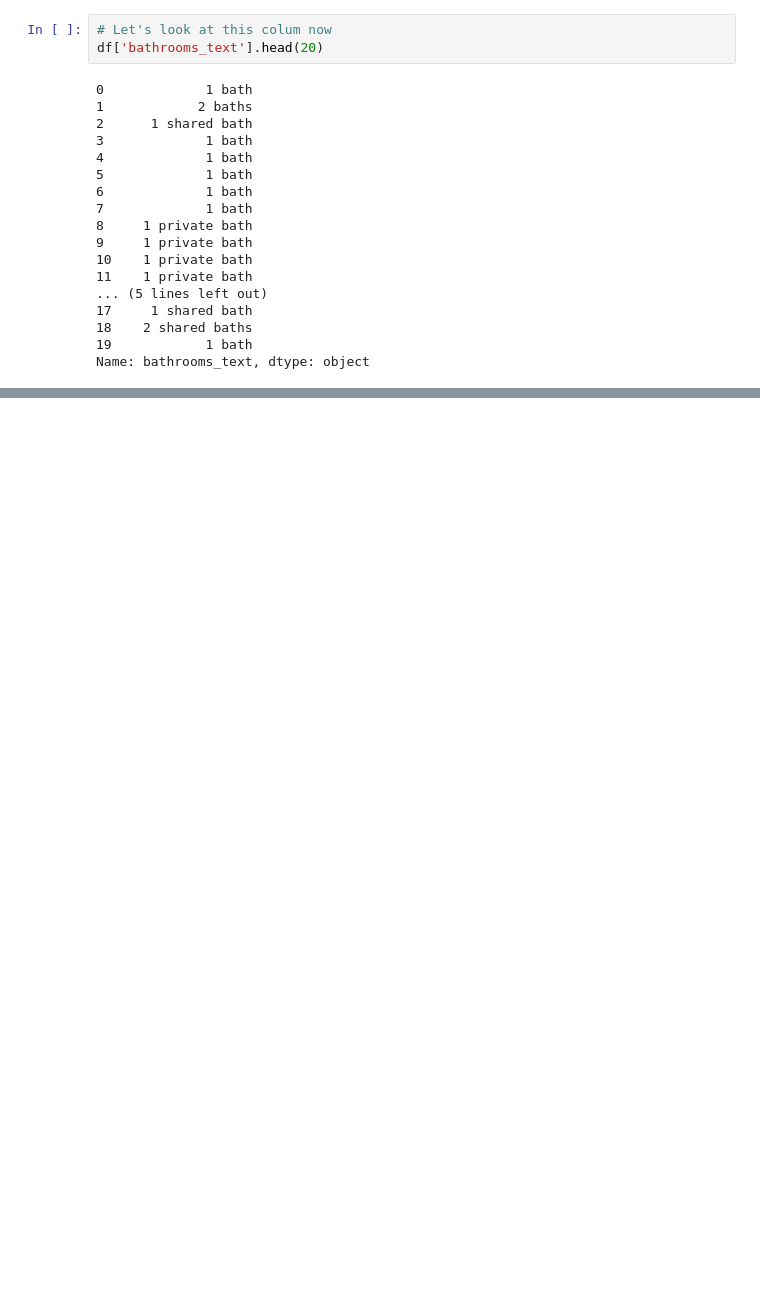
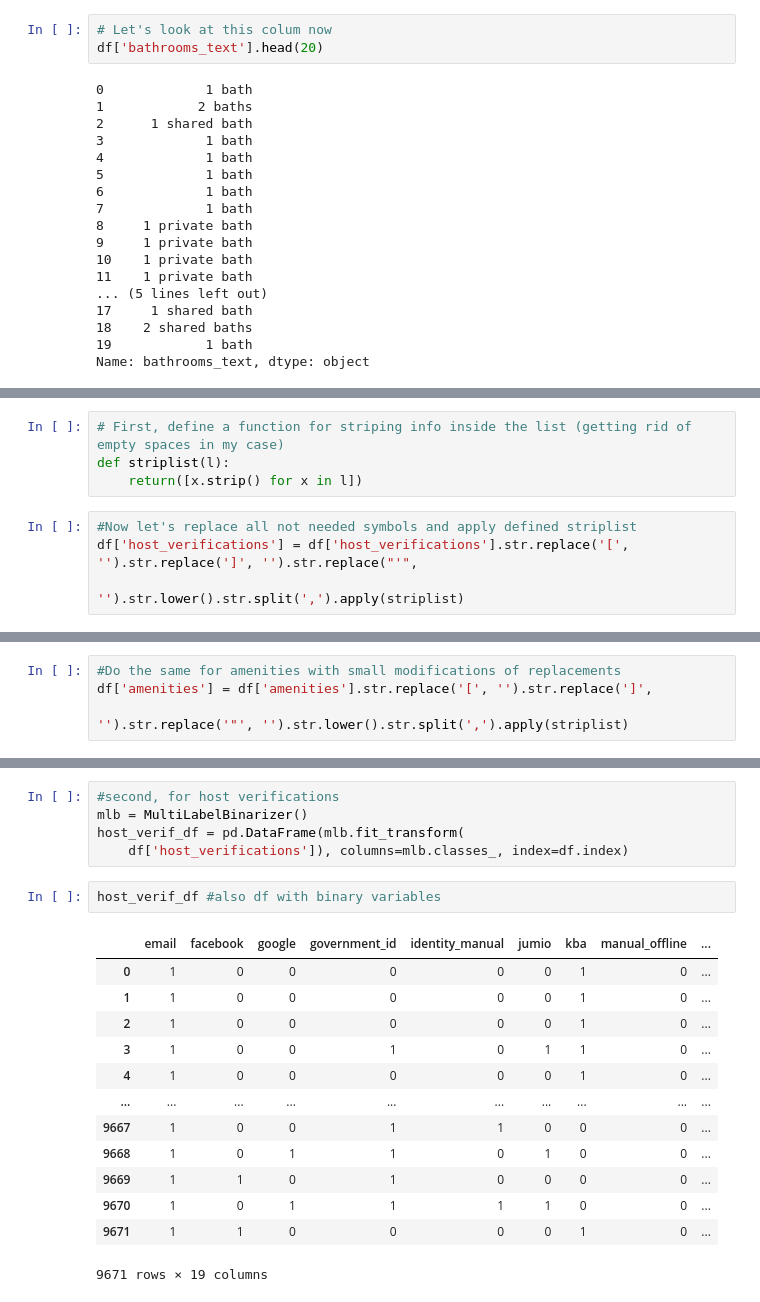
Before and after one commit to pilipentseva/predictions, a Jupyter notebook: Predictions_HW2_airbnb_SD.ipynb, the cells around one changed output, grey strips where cells are left out. Cells and saved outputs as stored; diff of their text form; blank space fills up the shorter version.

Commit message:
initial cleaning of variables done

```diff
--- a/Predictions_HW2_airbnb_SD.ipynb
+++ b/Predictions_HW2_airbnb_SD.ipynb
@@ -738,0 +739,8 @@ df.bath.describe()
+# %%
+# First, define a function for striping info inside the list (getting rid of empty spaces in my case)
+def striplist(l):
+    return([x.strip() for x in l])
+# %%
+#Now let's replace all not needed symbols and apply defined striplist
+df['host_verifications'] = df['host_verifications'].str.replace('[', '').str.replace(']', '').str.replace("'",
+                                                                                                                  '').str.lower().str.split(',').apply(striplist)
@@ -738,0 +762,4 @@ df.bath.describe()
+# %%
+#Do the same for amenities with small modifications of replacements
+df['amenities'] = df['amenities'].str.replace('[', '').str.replace(']',
+                                                                           '').str.replace('"', '').str.lower().str.split(',').apply(striplist)
@@ -738,0 +803,21 @@ df.bath.describe()
+# %%
+#second, for host verifications
+mlb = MultiLabelBinarizer()
+host_verif_df = pd.DataFrame(mlb.fit_transform(
+    df['host_verifications']), columns=mlb.classes_, index=df.index)
+# %%
+host_verif_df #also df with binary variables
+# %% [output]
+|  | email | facebook | google | government_id | identity_manual | jumio | kba | manual_offline | ... |
+| 0 | 1 | 0 | 0 | 0 | 0 | 0 | 1 | 0 | ... |
+| 1 | 1 | 0 | 0 | 0 | 0 | 0 | 1 | 0 | ... |
+| 2 | 1 | 0 | 0 | 0 | 0 | 0 | 1 | 0 | ... |
+| 3 | 1 | 0 | 0 | 1 | 0 | 1 | 1 | 0 | ... |
+| 4 | 1 | 0 | 0 | 0 | 0 | 0 | 1 | 0 | ... |
+| ... | ... | ... | ... | ... | ... | ... | ... | ... | ... |
+| 9667 | 1 | 0 | 0 | 1 | 1 | 0 | 0 | 0 | ... |
+| 9668 | 1 | 0 | 1 | 1 | 0 | 1 | 0 | 0 | ... |
+| 9669 | 1 | 1 | 0 | 1 | 0 | 0 | 0 | 0 | ... |
+| 9670 | 1 | 0 | 1 | 1 | 1 | 1 | 0 | 0 | ... |
+| 9671 | 1 | 1 | 0 | 0 | 0 | 0 | 1 | 0 | ... |
+9671 rows × 19 columns
```
Also changed, not shown: parts of 47 cells of this notebook.
